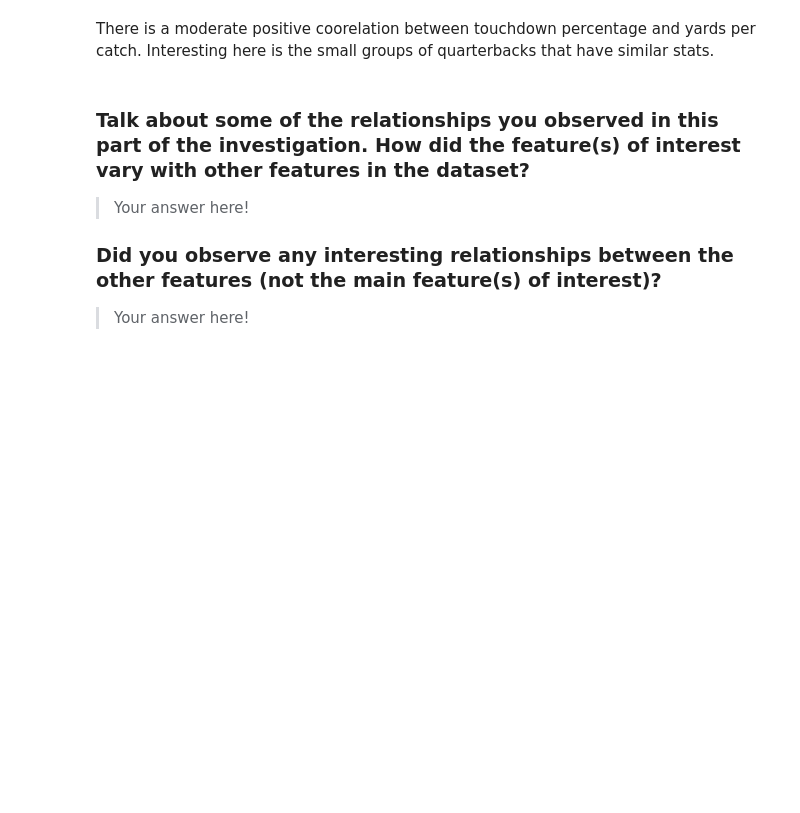
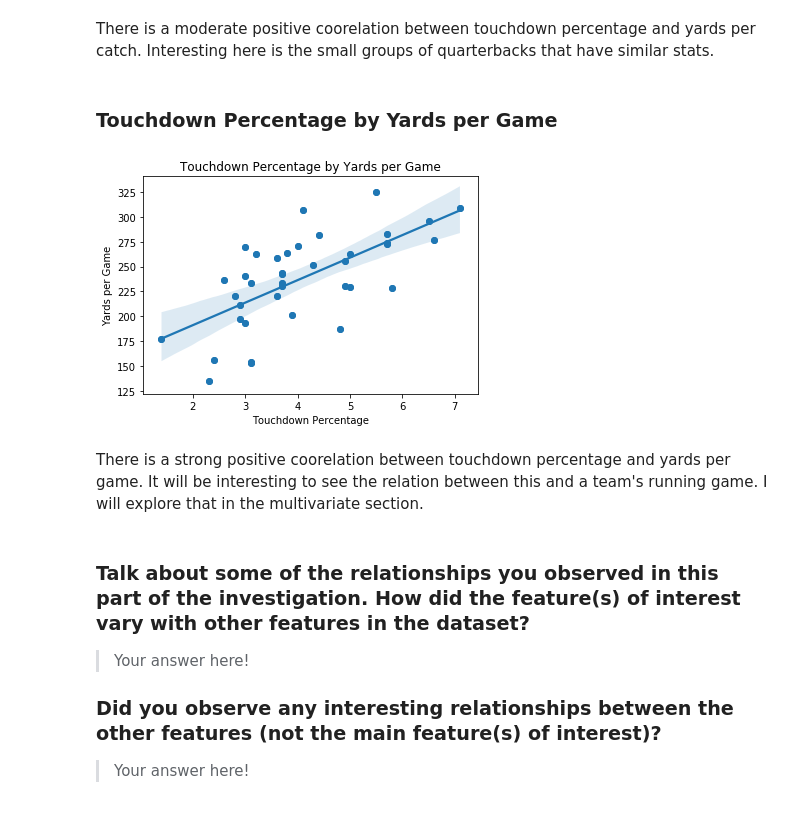
Before and after one commit to ChristopherSJames/Quarterback-Point-Analysis-2016, a Jupyter notebook: qb_point_analysis.ipynb, the cells around one changed output. Drawn from its saved outputs; the diff is of its cells as text; code cells hidden in the pictures; blank space fills up the shorter version.

```diff
--- a/qb_point_analysis.ipynb
+++ b/qb_point_analysis.ipynb
@@ -334,6 +334,19 @@ plt.ylabel('Yards per Catch');
 [figure]
 # %% [markdown]
 There is a moderate positive coorelation between touchdown percentage and yards per catch. Interesting here is the small groups of quarterbacks that have similar stats.
+# %% [markdown]
+### Touchdown Percentage by Yards per Game
+# %%
+#Touchdown Percentage by Yards per Game
+sb.regplot(df['TD%'], df['Y/G'])
+plt.scatter(data = df, x = 'TD%', y = 'Y/G')
+plt.title('Touchdown Percentage by Yards per Game')
+plt.xlabel('Touchdown Percentage')
+plt.ylabel('Yards per Game');
+# %% [output]
+[figure, added]
+# %% [markdown]
+There is a strong positive coorelation between touchdown percentage and yards per game. It will be interesting to see the relation between this and a team's running game. I will explore that in the multivariate section.
 # %% [markdown]
 ### Talk about some of the relationships you observed in this part of the investigation. How did the feature(s) of interest vary with other features in the dataset?
 
```
Also changed, not shown: parts of 1 cell of this notebook.
